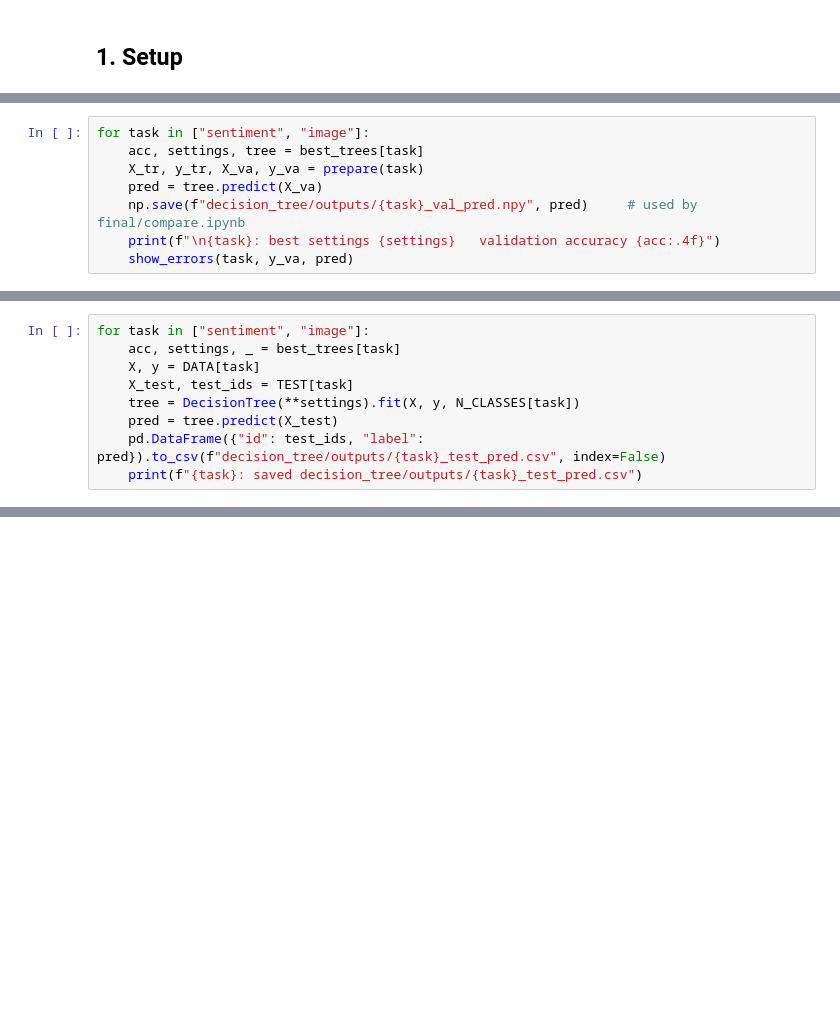
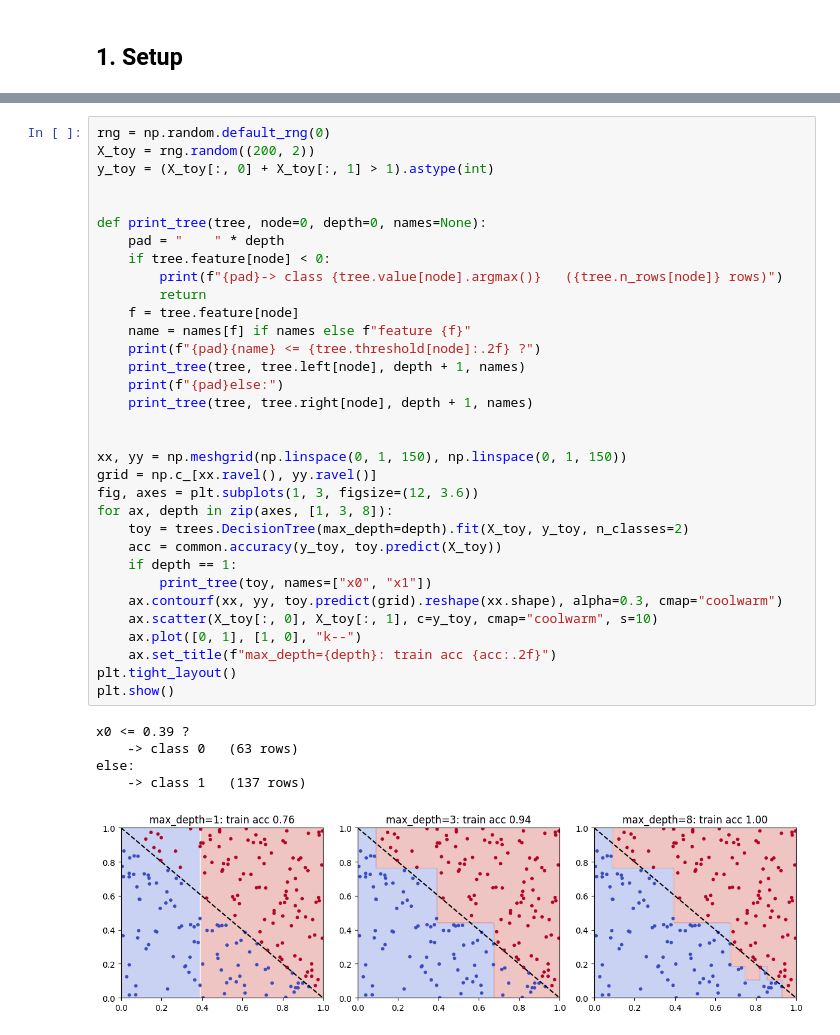
Before and after one commit to COMP472-Fall2026/Team27_F, a Jupyter notebook: decision_tree/decision_tree.ipynb, the cells around one changed output, grey strips where cells are left out. Saved outputs shown, nothing was run; the diff lists cells and outputs as text; blank space fills up the shorter version.

```diff
--- a/decision_tree/decision_tree.ipynb
+++ b/decision_tree/decision_tree.ipynb
@@ -392,8 +25,0 @@ def show_errors(task, y_true, y_pred):
-# %%
-for task in ["sentiment", "image"]:
-    acc, settings, tree = best_trees[task]
-    X_tr, y_tr, X_va, y_va = prepare(task)
-    pred = tree.predict(X_va)
-    np.save(f"decision_tree/outputs/{task}_val_pred.npy", pred)     # used by final/compare.ipynb
-    print(f"\n{task}: best settings {settings}   validation accuracy {acc:.4f}")
-    show_errors(task, y_va, pred)
@@ -421,9 +25,0 @@ Same settings, trained on **all** training rows.
-# %%
-for task in ["sentiment", "image"]:
-    acc, settings, _ = best_trees[task]
-    X, y = DATA[task]
-    X_test, test_ids = TEST[task]
-    tree = DecisionTree(**settings).fit(X, y, N_CLASSES[task])
-    pred = tree.predict(X_test)
-    pd.DataFrame({"id": test_ids, "label": pred}).to_csv(f"decision_tree/outputs/{task}_test_pred.csv", index=False)
-    print(f"{task}: saved decision_tree/outputs/{task}_test_pred.csv")
@@ -438,0 +79,39 @@ image: saved decision_tree/outputs/image_test_pred.csv
+# %%
+rng = np.random.default_rng(0)
+X_toy = rng.random((200, 2))
+y_toy = (X_toy[:, 0] + X_toy[:, 1] > 1).astype(int)
+
+
+def print_tree(tree, node=0, depth=0, names=None):
+    pad = "    " * depth
+    if tree.feature[node] < 0:
+        print(f"{pad}-> class {tree.value[node].argmax()}   ({tree.n_rows[node]} rows)")
+        return
+    f = tree.feature[node]
+    name = names[f] if names else f"feature {f}"
+    print(f"{pad}{name} <= {tree.threshold[node]:.2f} ?")
+    print_tree(tree, tree.left[node], depth + 1, names)
+    print(f"{pad}else:")
+    print_tree(tree, tree.right[node], depth + 1, names)
+
+
+xx, yy = np.meshgrid(np.linspace(0, 1, 150), np.linspace(0, 1, 150))
+grid = np.c_[xx.ravel(), yy.ravel()]
+fig, axes = plt.subplots(1, 3, figsize=(12, 3.6))
+for ax, depth in zip(axes, [1, 3, 8]):
+    toy = trees.DecisionTree(max_depth=depth).fit(X_toy, y_toy, n_classes=2)
+    acc = common.accuracy(y_toy, toy.predict(X_toy))
+    if depth == 1:
+        print_tree(toy, names=["x0", "x1"])
+    ax.contourf(xx, yy, toy.predict(grid).reshape(xx.shape), alpha=0.3, cmap="coolwarm")
+    ax.scatter(X_toy[:, 0], X_toy[:, 1], c=y_toy, cmap="coolwarm", s=10)
+    ax.plot([0, 1], [1, 0], "k--")
+    ax.set_title(f"max_depth={depth}: train acc {acc:.2f}")
+plt.tight_layout()
+plt.show()
+# %% [output]
+x0 <= 0.39 ?
+    -> class 0   (63 rows)
+else:
+    -> class 1   (137 rows)
+[figure, added]
```
Also changed, not shown: parts of 54 cells of this notebook, 41 other files.
